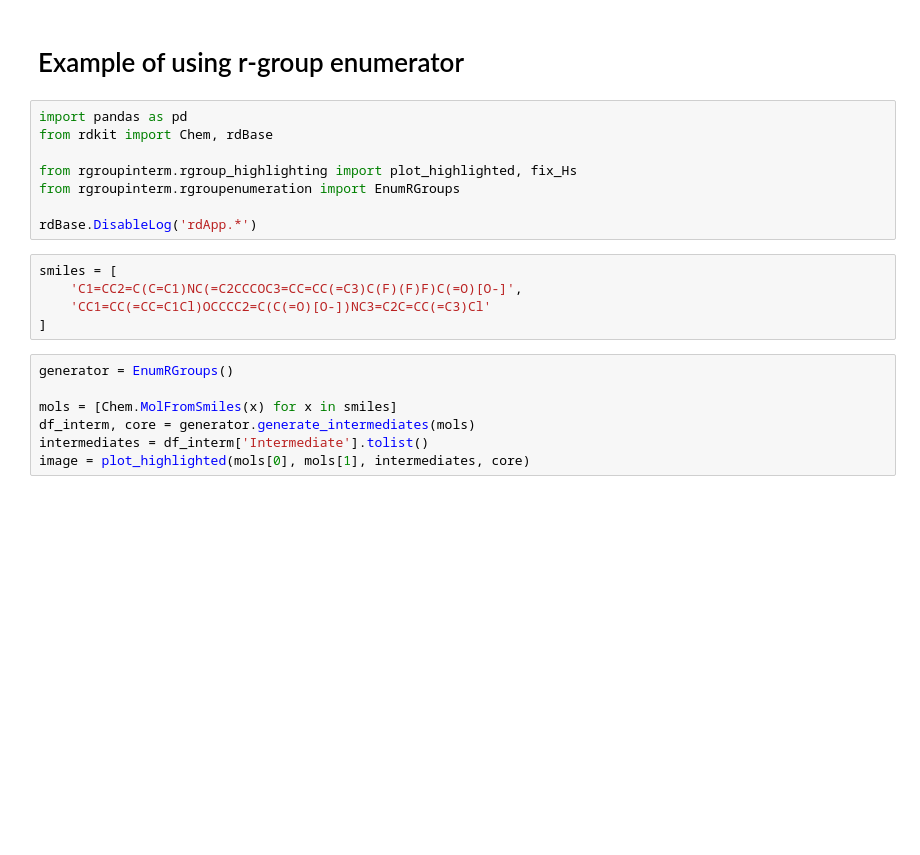
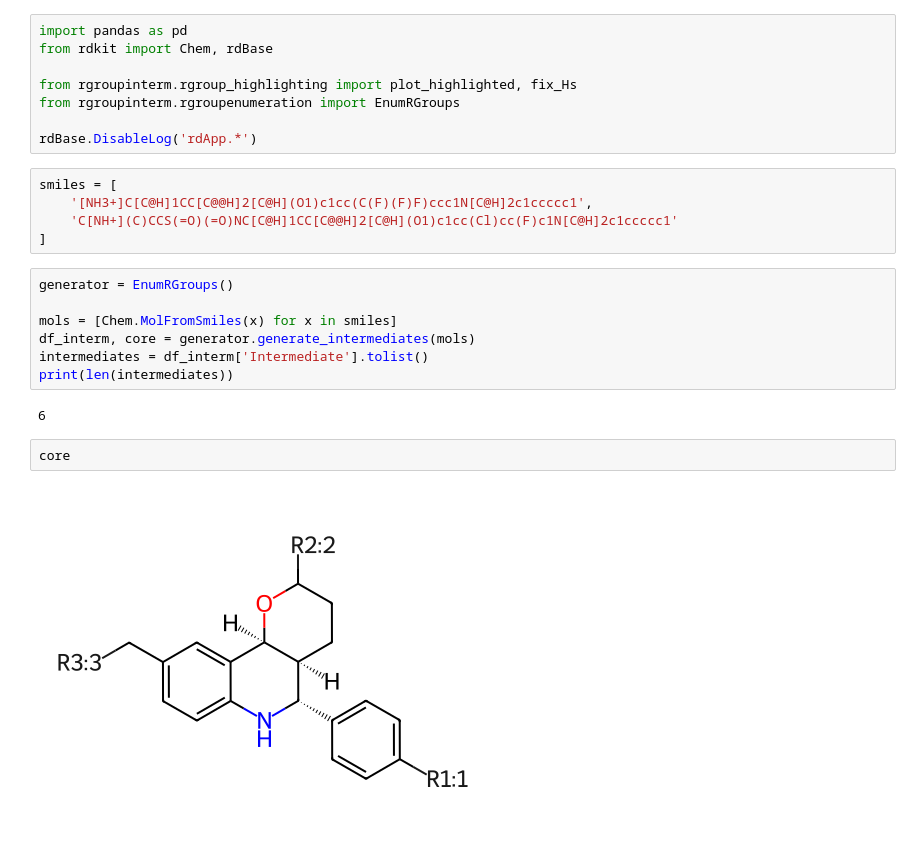
Before and after one commit to LindeSchoenmaker/IMERGE-FEP, a Jupyter notebook: rgroup_enumeration.ipynb, the cells around one changed output. Saved outputs shown, nothing was run; the diff lists cells and outputs as text; blank space fills up the shorter version.

```diff
--- a/rgroup_enumeration.ipynb
+++ b/rgroup_enumeration.ipynb
@@ -1,5 +1,3 @@
-# %% [markdown]
-# Example of using r-group enumerator
 # %%
 import pandas as pd
 from rdkit import Chem, rdBase
@@ -8,15 +6,21 @@ from rgroupinterm.rgroup_highlighting import plot_highlighted, fix_Hs
 from rgroupinterm.rgroupenumeration import EnumRGroups
 
 rdBase.DisableLog('rdApp.*')
-# %%
-smiles = [
-    'C1=CC2=C(C=C1)NC(=C2CCCOC3=CC=CC(=C3)C(F)(F)F)C(=O)[O-]',
-    'CC1=CC(=CC=C1Cl)OCCCC2=C(C(=O)[O-])NC3=C2C=CC(=C3)Cl'
-]
+# %%
+smiles = [
+    '[NH3+]C[C@H]1CC[C@@H]2[C@H](O1)c1cc(C(F)(F)F)ccc1N[C@H]2c1ccccc1',
+    'C[NH+](C)CCS(=O)(=O)NC[C@H]1CC[C@@H]2[C@H](O1)c1cc(Cl)cc(F)c1N[C@H]2c1ccccc1'
+]
 # %%
 generator = EnumRGroups()
 
 mols = [Chem.MolFromSmiles(x) for x in smiles]
 df_interm, core = generator.generate_intermediates(mols)
 intermediates = df_interm['Intermediate'].tolist()
-image = plot_highlighted(mols[0], mols[1], intermediates, core)
+print(len(intermediates))
+# %% [output]
+6
+# %%
+core
+# %% [output]
+[figure, added]
```
Also changed, not shown: parts of 2 cells of this notebook, 3 other files.
